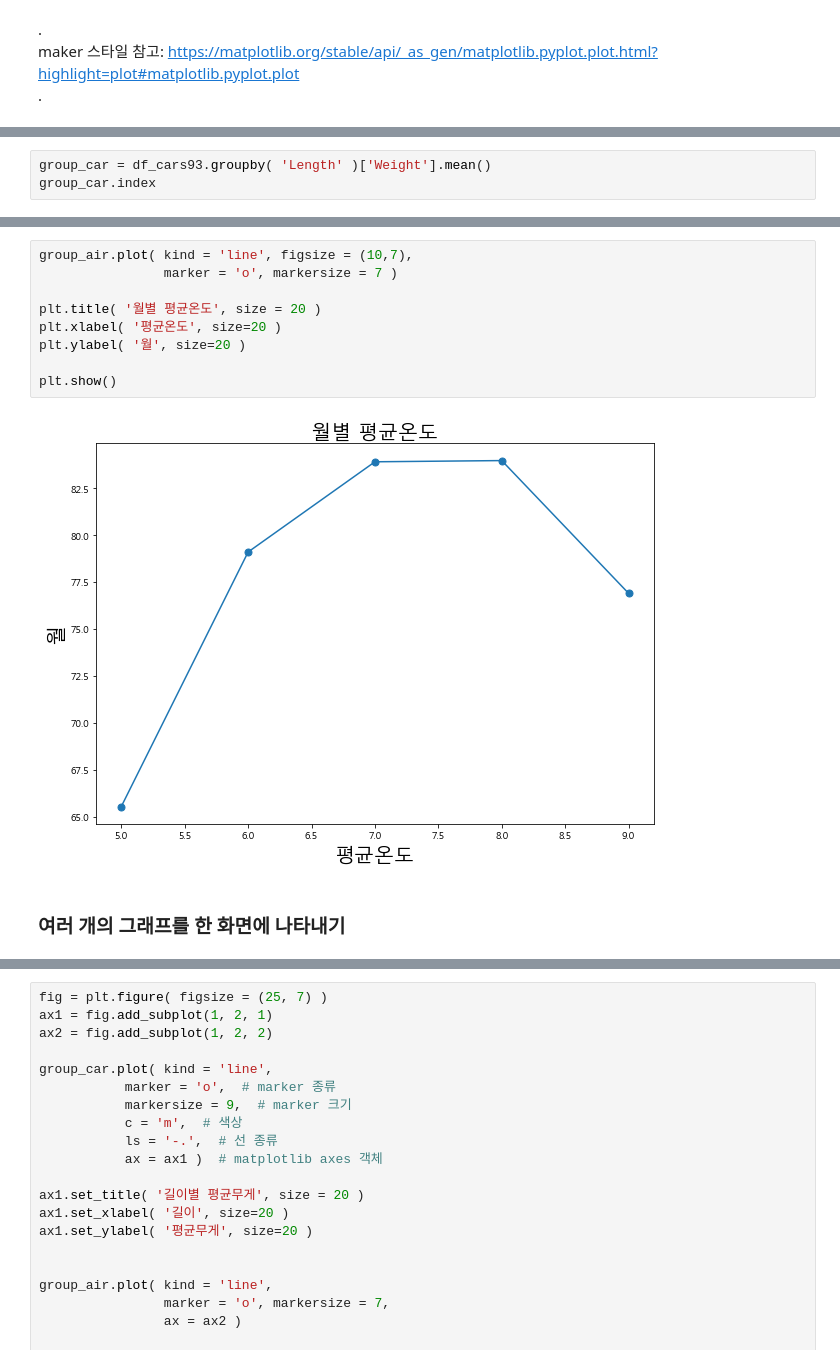
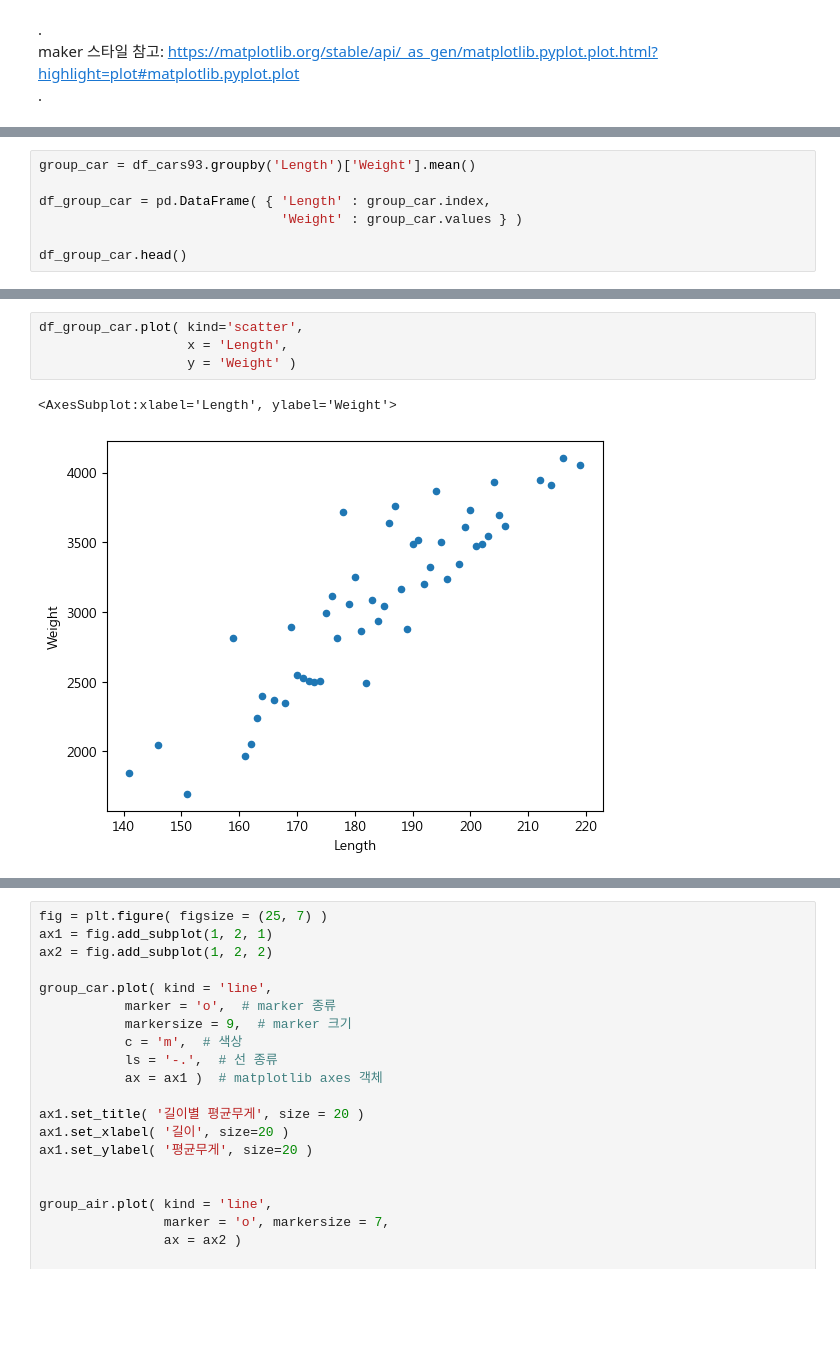
Before and after one commit to anjuiswhat/TIL, a Jupyter notebook: ADP_study/4_시각화.ipynb, the cells around one changed output, grey strips where cells are left out. Drawn from its saved outputs; the diff is of its cells as text; blank space fills up the shorter version.

```diff
--- a/ADP_study/4_시각화.ipynb
+++ b/ADP_study/4_시각화.ipynb
@@ -88,4 +149,8 @@ plt.show()
 # %%
-group_car = df_cars93.groupby( 'Length' )['Weight'].mean()
-group_car.index
+group_car = df_cars93.groupby('Length')['Weight'].mean()
+
+df_group_car = pd.DataFrame( { 'Length' : group_car.index,
+                               'Weight' : group_car.values } )
+
+df_group_car.head()
 # %% [output]
@@ -150,13 +163,7 @@ Name: Temp, dtype: float64
-# %%
-group_air.plot( kind = 'line', figsize = (10,7),
-                marker = 'o', markersize = 7 )
-
-plt.title( '월별 평균온도', size = 20 )
-plt.xlabel( '평균온도', size=20 )
-plt.ylabel( '월', size=20 )
-
-plt.show()
-# %% [output]
-[figure, removed]
-# %% [markdown]
-### 여러 개의 그래프를 한 화면에 나타내기
+# %%
+df_group_car.plot( kind='scatter',
+                   x = 'Length',
+                   y = 'Weight' )
+# %% [output]
+<AxesSubplot:xlabel='Length', ylabel='Weight'>
+[figure, added]
```
Also changed, not shown: parts of 68 cells of this notebook.
